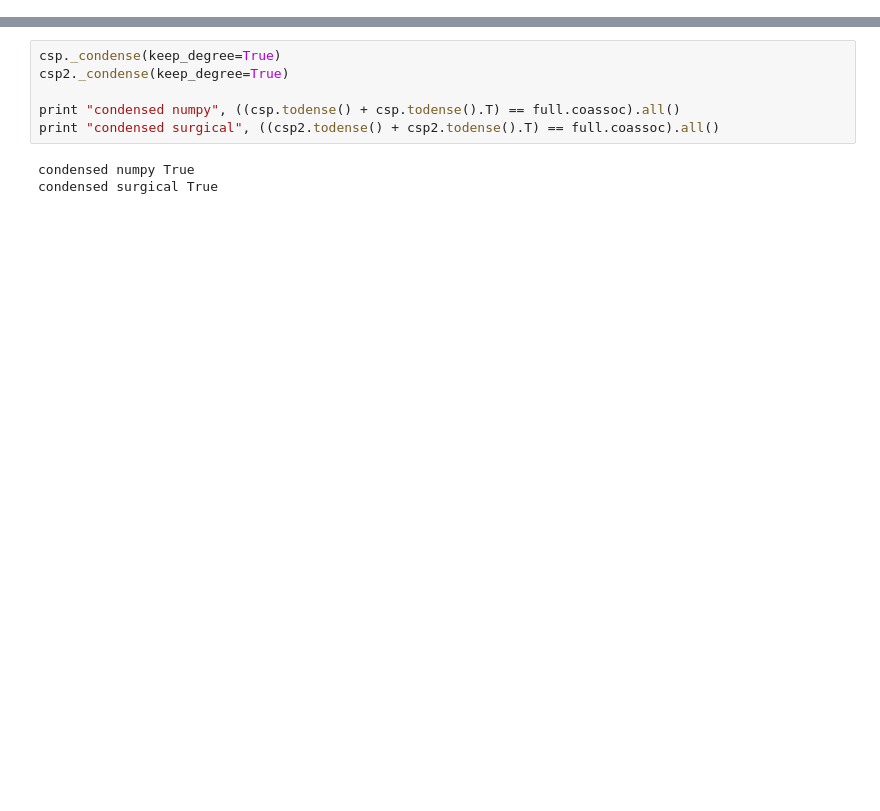
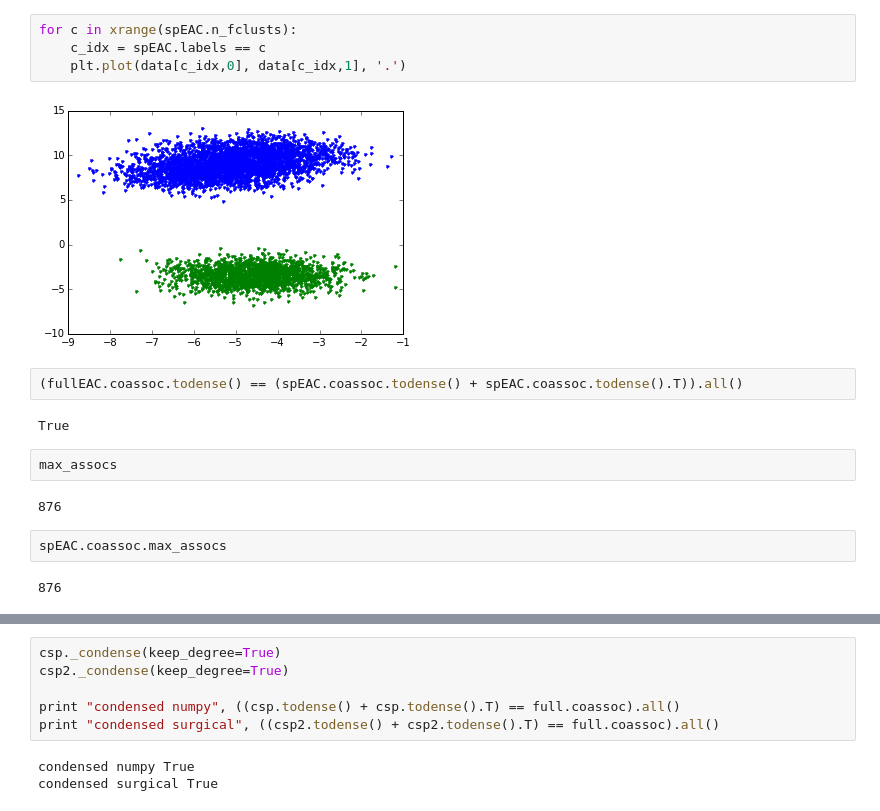
Before and after one commit to diogo-aos/QCThesis, a Jupyter notebook: notebooks/Untitled1.ipynb, the cells around one changed output, grey strips where cells are left out. Cells and saved outputs as stored; diff of their text form; blank space fills up the shorter version.

```diff
--- a/notebooks/Untitled1.ipynb
+++ b/notebooks/Untitled1.ipynb
@@ -30,3 +109,21 @@ reload(myEac)
+# %%
+for c in xrange(spEAC.n_fclusts):
+    c_idx = spEAC.labels == c
+    plt.plot(data[c_idx,0], data[c_idx,1], '.')
+# %% [output]
+[figure, added]
+# %%
+(fullEAC.coassoc.todense() == (spEAC.coassoc.todense() + spEAC.coassoc.todense().T)).all()
+# %% [output]
+True
+# %%
+max_assocs
+# %% [output]
+876
+# %%
+spEAC.coassoc.max_assocs
+# %% [output]
+876
 # %%
 %time full = myEacFull.EAC_FULL(n_samples, condensed=False)
 %time full.update_ensemble(ensemble)
```
Also changed, not shown: parts of 43 cells of this notebook, 5 other files.
